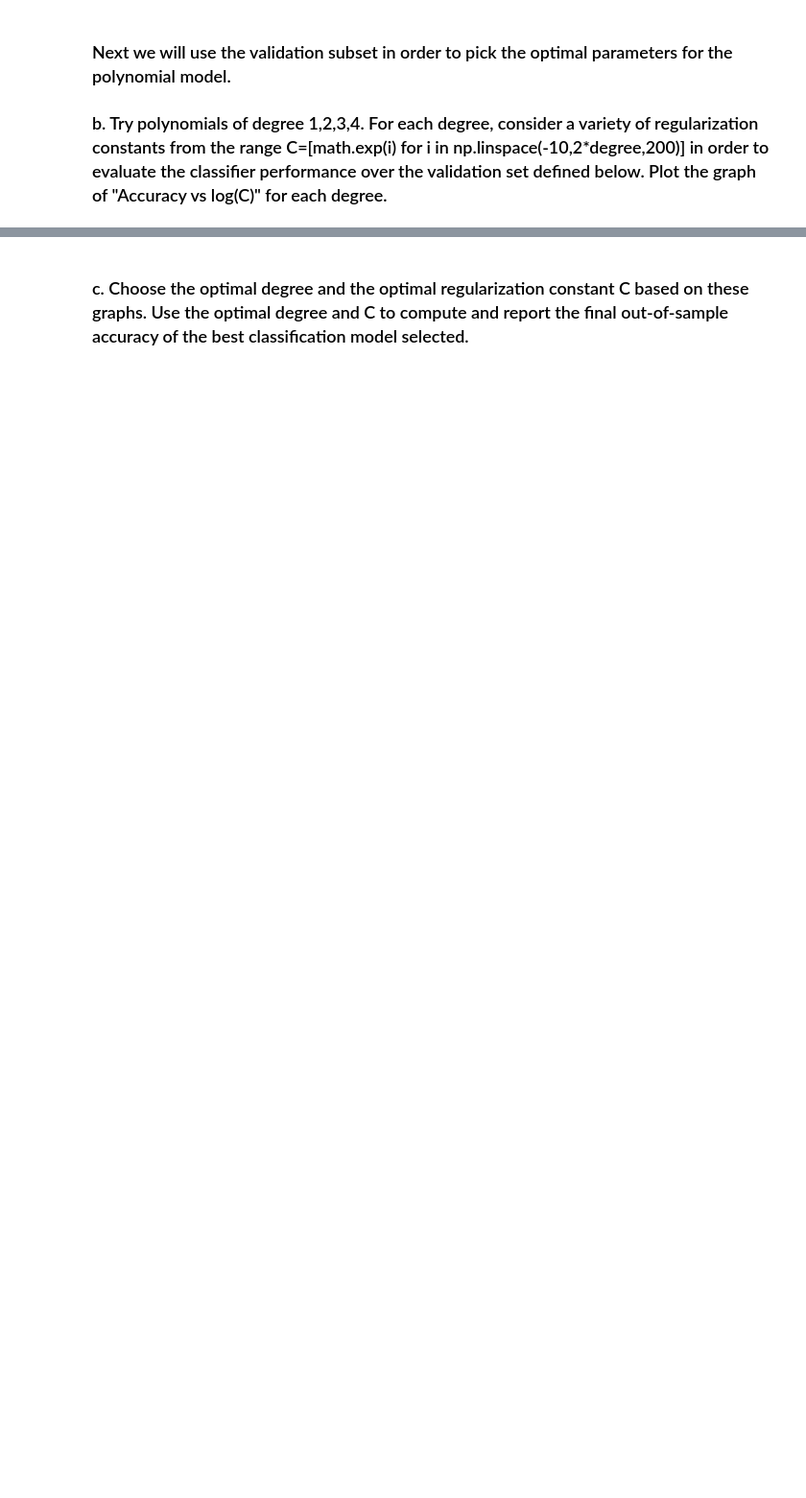
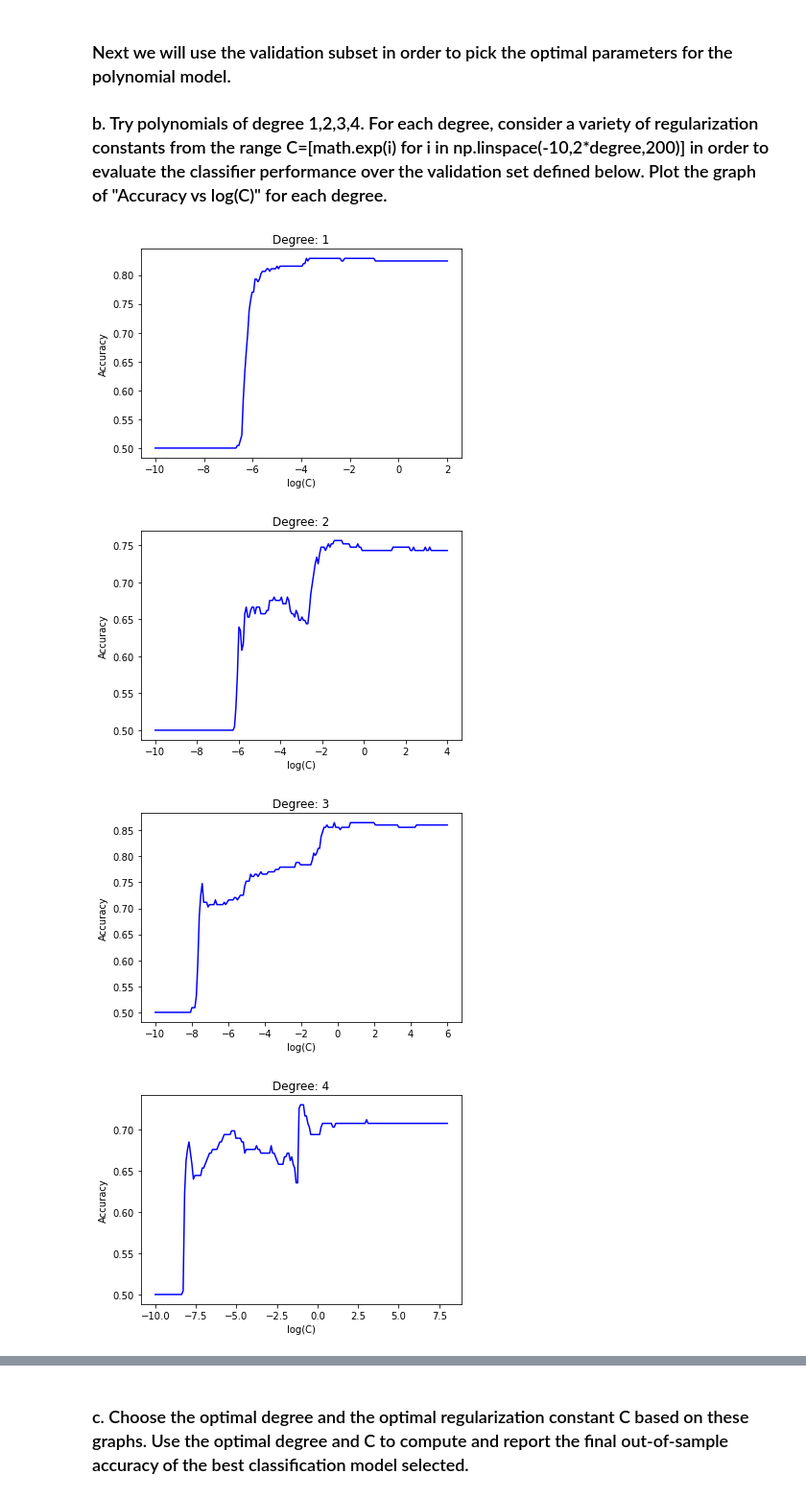
Before and after one commit to JGuo99/Machine_Learning_Cities, a Jupyter notebook: Assignments/Homework 2/Homework 2.ipynb, the cells around one changed output, grey strips where cells are left out. Shown: that part at 96% size. Drawn from its saved outputs; the diff is of its cells as text; code cells hidden in the pictures; blank space fills up the shorter version.

```diff
--- a/Assignments/Homework 2/Homework 2.ipynb
+++ b/Assignments/Homework 2/Homework 2.ipynb
@@ -152,6 +163,6 @@ X_train, X_test, Y_train, Y_test = train_test_split(X, Y, test_size=0.33, random
 # %%
 # Defualt degree = 2
 clf = svm.SVC(kernel='poly',degree=2)
-clf.fit(X, Y)
+clf.fit(X_train, Y_train)
 # %% [output]
 SVC(degree=2, kernel='poly')
@@ -162,13 +168,0 @@ In sample, we successfully predict 72.5 percent of the data
-# %%
-# Let's see how we do out of sample, dividing the dataset into training and test, and averaging over 10 random splits.
-from sklearn.model_selection import train_test_split
-OS = []
-for i in range(10):
-    X_train, X_test, Y_train, Y_test = train_test_split(X, Y, test_size=0.33, random_state=i)
-    clf = svm.SVC(kernel='poly',degree=2)
-    clf.fit(X_train, Y_train)
-
-    correct=1.0*(clf.predict(X_test)==Y_test).sum()/len(Y_test)
-    OS.append(correct)
-
-print("Out of sample, we successfully predict {} percent of the data".format((np.mean(correct))*100))
@@ -219,0 +183,40 @@ X_train_1,X_vali,Y_train_1,Y_vali = train_test_split(X_train, Y_train, test_size
+# %%
+# Next we generate validation data (X_vali, Y_vali) from the training dataset.
+# Denote the remaining training data by (X_train_1, Y_train_1).
+X_train_1,X_vali,Y_train_1,Y_vali = train_test_split(X_train, Y_train, test_size=0.33, random_state=99)
+
+# your code here
+import math
+degree = [1, 2, 3, 4]
+result_frame = pd.DataFrame(columns = ['Degree', 'Highest C', 'Accuracy'])
+for d in degree:
+    OS_validation=[]
+    C = [math.exp(i) for i in np.linspace(-10,2*d,200)]
+    for c in C:
+        clf = svm.SVC(kernel='poly',degree=d, C=c)
+        clf.fit(X_train_1, Y_train_1)
+        correct=1.0*(clf.predict(X_vali)==np.asarray(Y_vali)).sum()/len(Y_vali)
+        OS_validation.append(correct)
+
+    log_C = [np.log(y) for y in C] # for a better graph
+    temp=pd.DataFrame([log_C,OS_validation]).T # put results together.
+#     print(temp)
+    opt_row = temp[1].idxmax()
+    result_data = {
+        'Degree':d,
+        'Highest C':temp.iloc[opt_row][0],
+        'Accuracy':temp.iloc[opt_row][1]
+    }
+    result_frame = result_frame.append(result_data, ignore_index=True)
+    plt.gca()
+    plt.plot(log_C,OS_validation,'b',)
+    plt.title("Degree: "+str(d))
+    plt.ylabel('Accuracy')
+    plt.xlabel('log(C)')
+    plt.show()
+result_frame
+# %% [output]
+[figure, added]
+[figure, added]
+[figure, added]
+[figure, added]
```
Also changed, not shown: parts of 18 cells of this notebook, 2 other files.
